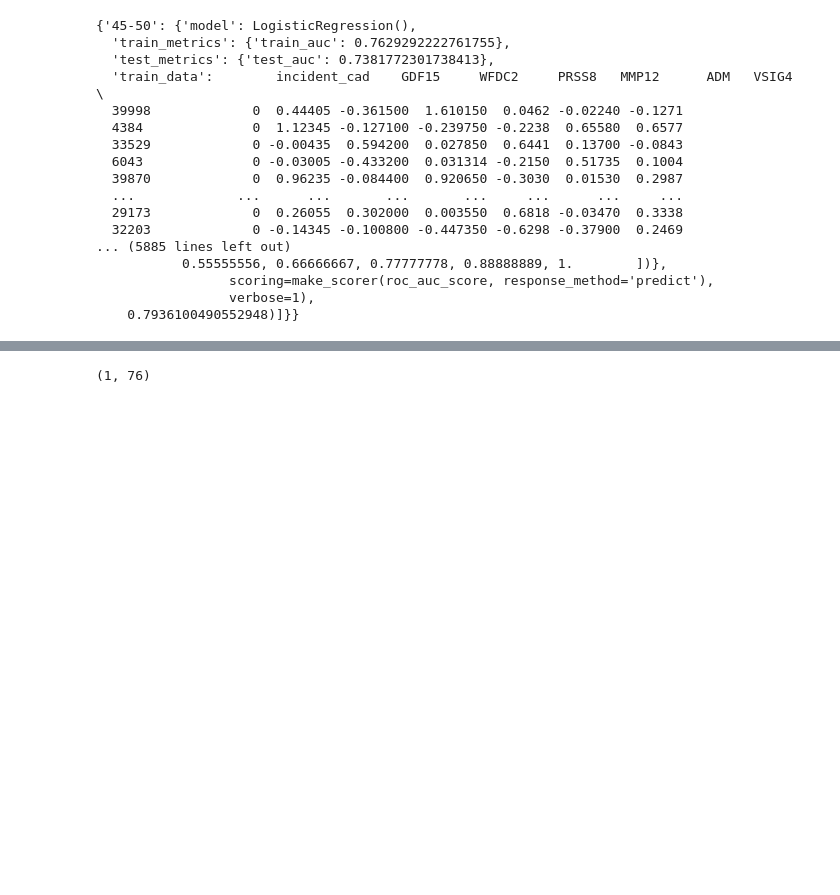
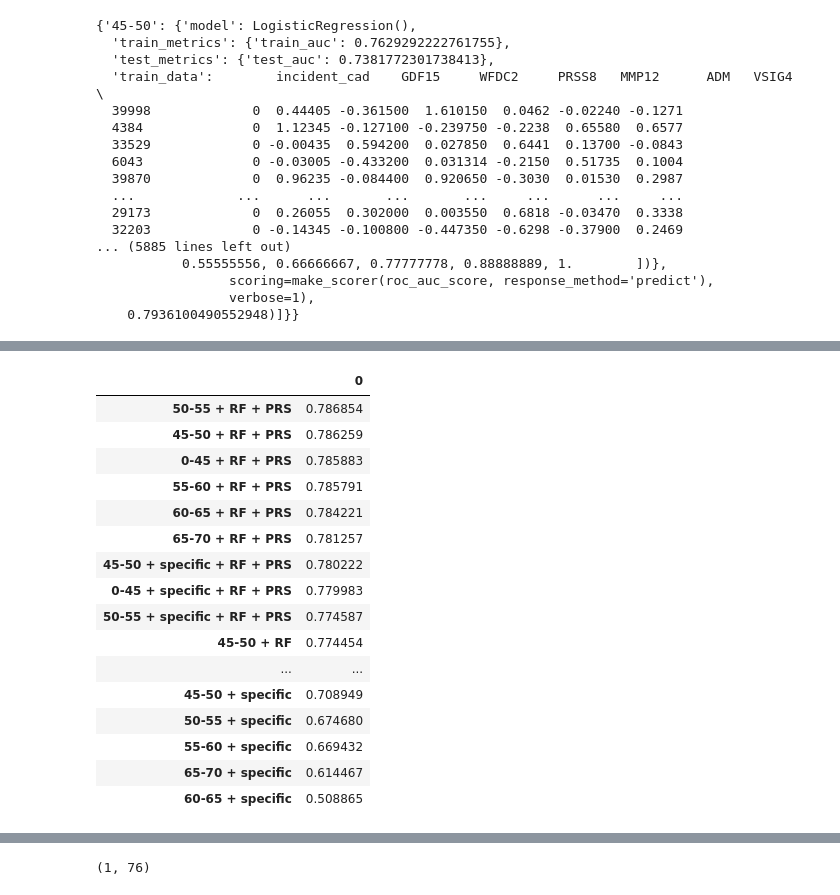
Before and after one commit to 1511878618/ppp_prediction, a Jupyter notebook: 1.2.1_time_bin_plasma_vis.ipynb, the cells around one changed output, grey strips where cells are left out. Drawn from its saved outputs; the diff is of its cells as text; code cells hidden in the pictures; blank space fills up the shorter version.

```diff
--- a/1.2.1_time_bin_plasma_vis.ipynb
+++ b/1.2.1_time_bin_plasma_vis.ipynb
@@ -823,3 +838,6 @@ found 36 models
                  scoring=make_scorer(roc_auc_score, response_method='predict'),
                  verbose=1),
     0.7936100490552948)]}}
+# %%
+test_auc = {k: [v["test_metrics"]["test_auc"]] for k, v in model_obj.items()}
+test_auc
@@ -826,3 +862,23 @@ found 36 models
+# %%
+pd.DataFrame(test_auc).T.sort_values(0, ascending=False)
+# %% [output]
+|  | 0 |
+| 50-55 + RF + PRS | 0.786854 |
+| 45-50 + RF + PRS | 0.786259 |
+| 0-45 + RF + PRS | 0.785883 |
+| 55-60 + RF + PRS | 0.785791 |
+| 60-65 + RF + PRS | 0.784221 |
+| 65-70 + RF + PRS | 0.781257 |
+| 45-50 + specific + RF + PRS | 0.780222 |
+| 0-45 + specific + RF + PRS | 0.779983 |
+| 50-55 + specific + RF + PRS | 0.774587 |
+| 45-50 + RF | 0.774454 |
+| ... | ... |
+| 45-50 + specific | 0.708949 |
+| 50-55 + specific | 0.674680 |
+| 55-60 + specific | 0.669432 |
+| 65-70 + specific | 0.614467 |
+| 60-65 + specific | 0.508865 |
 # %%
 
 %%time
```
Also changed, not shown: parts of 7 cells of this notebook, 9 other files.
